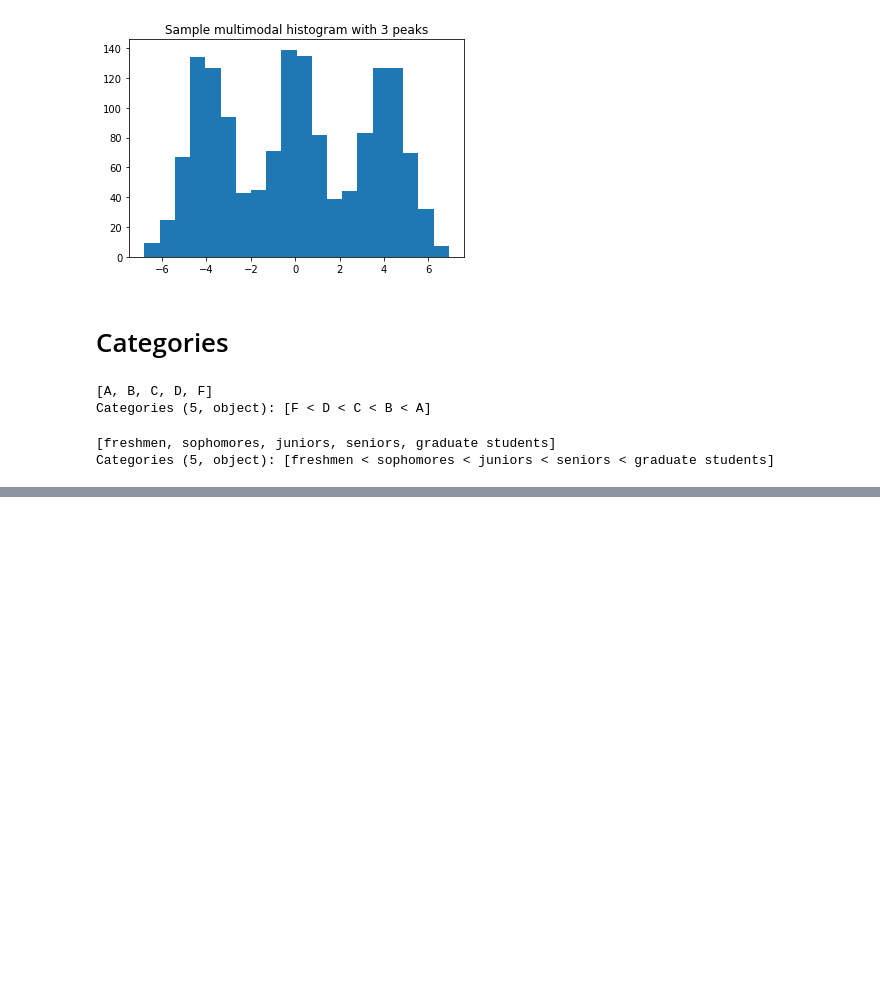
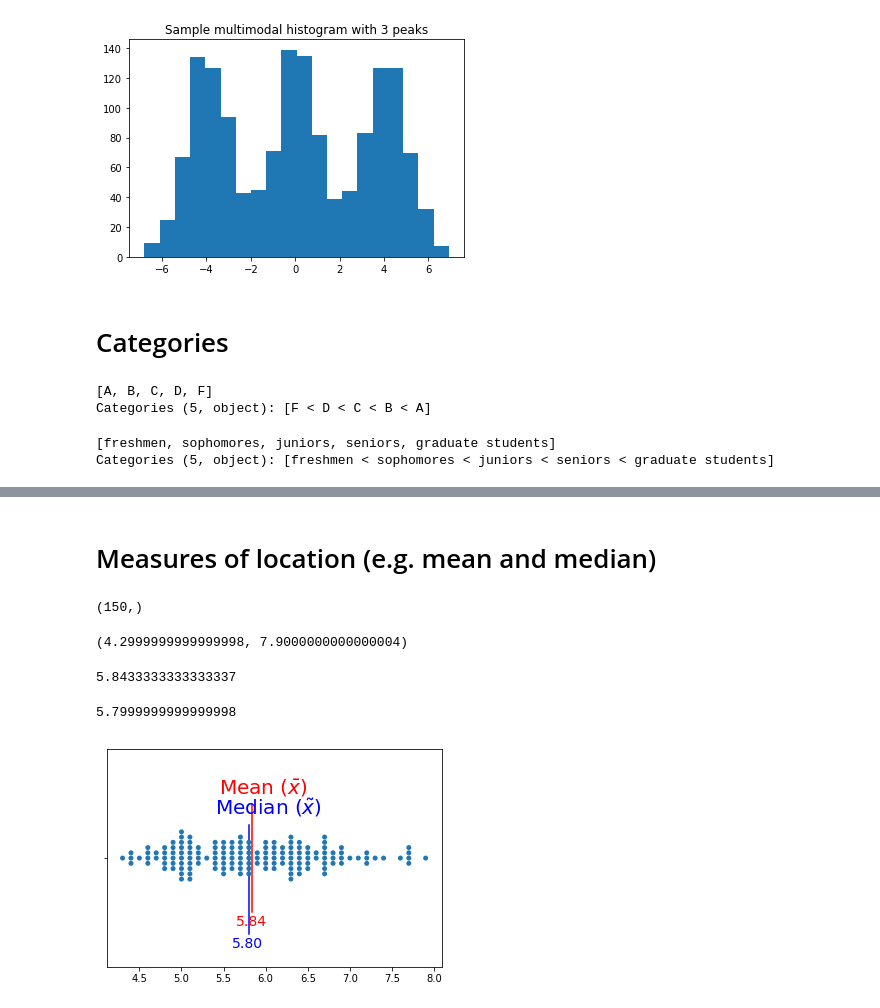
Before and after one commit to mica5/statistics, a Jupyter notebook: statistics.ipynb, the cells around one changed output, grey strips where cells are left out. Cells and saved outputs as stored; diff of their text form; code cells hidden in the pictures; blank space fills up the shorter version.

Commit message:
added the iris dataset, Measures of location, more notation, vocabulary

```diff
--- a/statistics.ipynb
+++ b/statistics.ipynb
@@ -166,0 +191,3 @@ Categories (5, object): [freshmen < sophomores < juniors < seniors < graduate st
+# %%
+%%time
+iris = datasets.load_iris()
@@ -166,0 +211,42 @@ Categories (5, object): [freshmen < sophomores < juniors < seniors < graduate st
+# %% [markdown]
+# Measures of location (e.g. mean and median)
+# %%
+sepal_length = iris['data'][:, iris['feature_names'].index('sepal length (cm)')]
+sepal_length.shape
+# %% [output]
+(150,)
+# %%
+sepal_length.min(), sepal_length.max()
+# %% [output]
+(4.2999999999999998, 7.9000000000000004)
+# %%
+sepal_length_mean = sepal_length.mean()
+sepal_length_mean
+# %% [output]
+5.8433333333333337
+# %%
+sepal_length_median = np.median(sepal_length)
+sepal_length_median
+# %% [output]
+5.7999999999999998
+# %%
+sns.swarmplot(sepal_length)
+
+# mean
+# draw a vertical line at the mean
+meancolor = 'r'
+plt.plot([sepal_length_mean, sepal_length_mean], [-0.25, 0.25], meancolor)
+plt.text(sepal_length_mean-.4, -0.3, 'Mean ($\\bar{x}$)', color=meancolor, fontsize=20)
+plt.text(sepal_length_mean-.2, 0.31, '{:.2f}'.format(sepal_length_mean), color=meancolor, fontsize=14)
+
+# median
+y_adder = 0.1
+# draw a vertical line at the median
+plt.plot([sepal_length_median, sepal_length_median], [-0.25+y_adder, 0.25+y_adder], 'b')
+plt.text(sepal_length_median-.4, -0.3+y_adder, 'Median ($\\tilde{x}$)', color='b', fontsize=20)
+plt.text(sepal_length_median-.2, 0.31+y_adder, '{:.2f}'.format(sepal_length_median), color='b', fontsize=14)
+
+
+plt.show()
+# %% [output]
+[figure, added]
```
Also changed, not shown: parts of 8 cells of this notebook.
